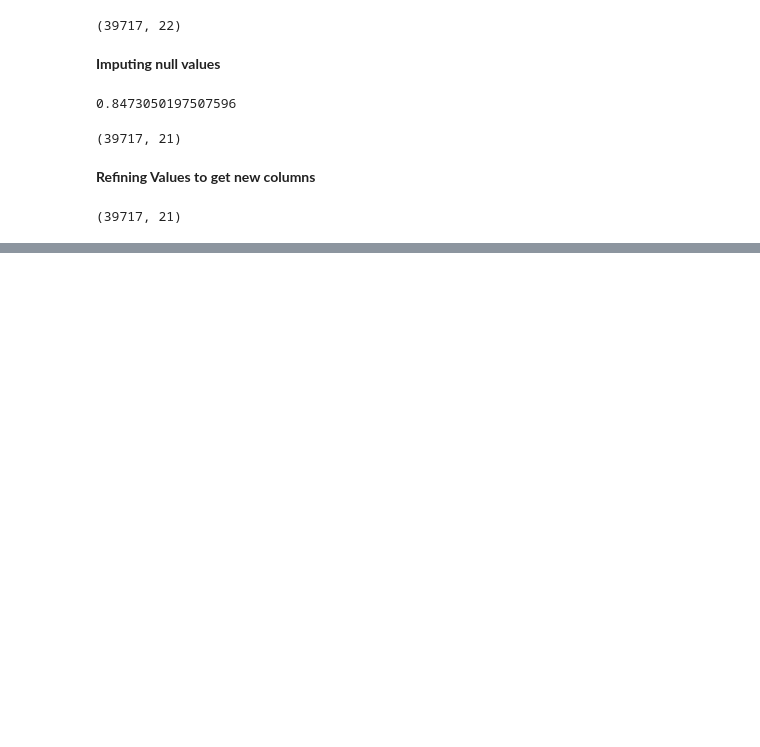
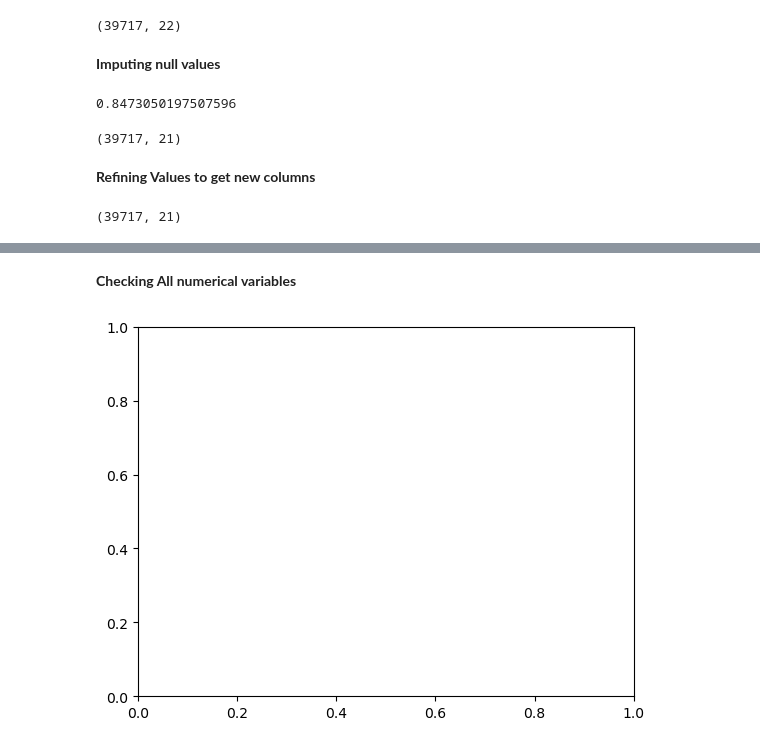
Before and after one commit to sunaynatalreja/LendingClubCaseStudy, a Jupyter notebook: Group_Facilitator_Ganesh.ipynb, the cells around one changed output, grey strips where cells are left out. Cells and saved outputs as stored; diff of their text form; code cells hidden in the pictures; blank space fills up the shorter version.

```diff
--- a/Group_Facilitator_Ganesh.ipynb
+++ b/Group_Facilitator_Ganesh.ipynb
@@ -155,0 +208,11 @@ See the caveats in the documentation: https://pandas.pydata.org/pandas-docs/stab
+# %% [markdown]
+__Checking All numerical variables__
+# %%
+fig,ax=plt.subplots()
+loan_amnt=final_loan_data_cleaned['loan_amnt']
+funded_amnt=final_loan_data_cleaned['funded_amnt']
+funded_amnt_inv=final_loan_data_cleaned['funded_amnt_inv']
+#loan_details_comparison=ax.boxplot(loan_amnt,funded_amnt,funded_amnt_inv)
+#final_loan_data_cleaned.boxplot(['loan_amnt','funded_amnt','funded_amnt_inv'])
+# %% [output]
+[figure, added]
```
Also changed, not shown: parts of 13 cells of this notebook.
